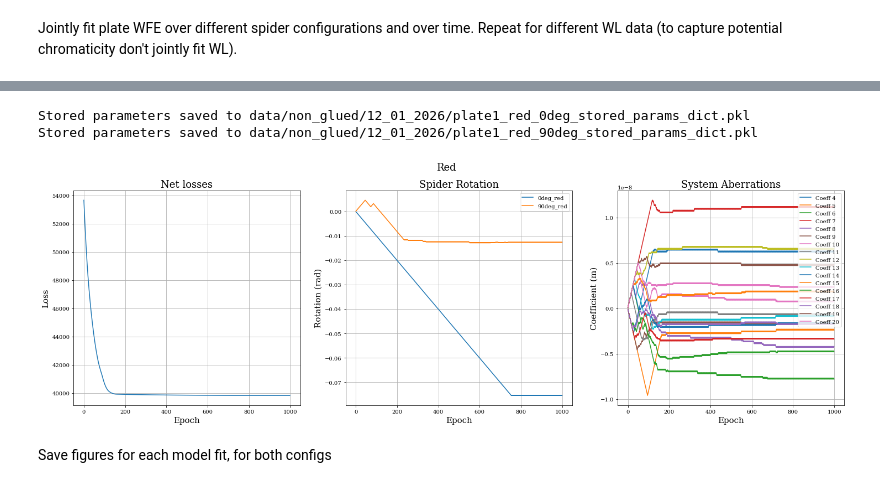
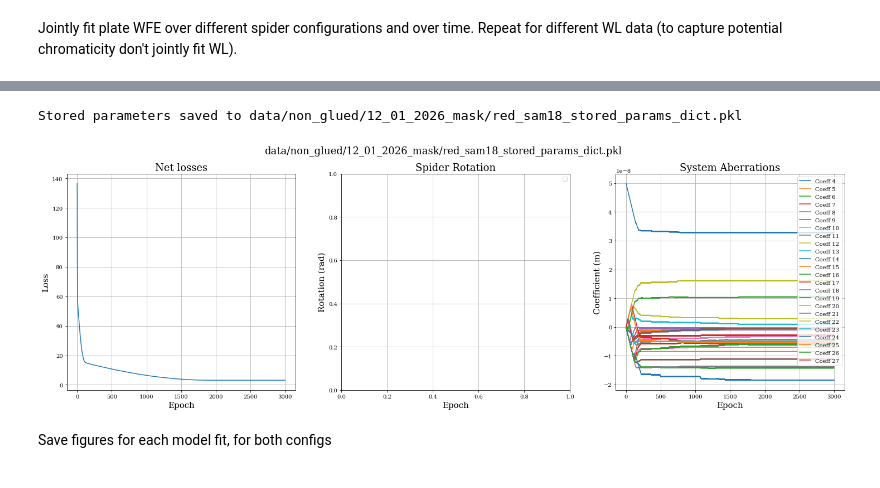
Before and after one commit to TolimanSpace/toliman_dp_design_testing, a Jupyter notebook: Gluing_Characterisation_1_26.ipynb, the cells around one changed output, grey strips where cells are left out. Drawn from its saved outputs; the diff is of its cells as text; code cells hidden in the pictures.

```diff
--- a/Gluing_Characterisation_1_26.ipynb
+++ b/Gluing_Characterisation_1_26.ipynb
@@ -171,7 +170,7 @@ System Coefficients (noll [ 4  5  6  7  8  9 10 11 12 13 14]): [-2.12e-08  1.00e
 Plate + Spider setup simulated
 # %%
 # Zernike aberrations
-zernike_indicies = jnp.arange(4, 21)
+zernike_indicies = jnp.arange(4, 28)
 coeffs = jnp.zeros(zernike_indicies.shape)
 basis = dlu.zernike_basis(js=zernike_indicies, coordinates=coords, diameter=aperture_diameter)
 
@@ -287,5 +290,5 @@ bckgnds = jnp.asarray([np.mean(np.flip(np.load(data_dir+bckgnd_fname)),axis=0) f
 # %%
-save_dir = "data/non_glued/12_01_2026/"
+save_dir = "data/non_glued/12_01_2026_mask/"
 if not os.path.exists(save_dir):
     os.makedirs(save_dir)
 elif len(os.listdir(save_dir)) != 0:
@@ -295,7 +298,7 @@ if not os.path.exists(save_dir+"combined/"):
 elif len(os.listdir(save_dir+"combined/")) != 0:
     print("Warning: Files already exist in root directory. ")
 
-plate_name = "plate1"
+plate_name = "plate3"
 # %% [output]
 Warning: Files already exist in root directory.
 Warning: Files already exist in root directory.
@@ -398,42 +658,50 @@ optimisation_manager.run_optimisation(num_steps=1000)
 # %%
-filenames = [save_dir+plate_name+"_red_0deg_stored_params_dict.pkl", save_dir+plate_name+"_red_90deg_stored_params_dict.pkl"]
+filenames = []
+# filenames = [save_dir+"red_0deg_stored_params_dict.pkl", save_dir+"red_90deg_stored_params_dict.pkl"]
+if ph_prior:
+    filenames.append(save_dir+"red_sam18_stored_params_dict.pkl")
+
 optimisation_manager.save_stored_params(filenames=filenames)
 # %% [output]
-Stored parameters saved to data/non_glued/12_01_2026/plate1_red_0deg_stored_params_dict.pkl
-Stored parameters saved to data/non_glued/12_01_2026/plate1_red_90deg_stored_params_dict.pkl
+Stored parameters saved to data/non_glued/12_01_2026_mask/red_sam18_stored_params_dict.pkl
 # %%
-stored_params_dict= pickle.load(open(filenames[0], 'rb'))
-plt.figure(figsize=(25,7))
-plt.suptitle("Red")
-plt.subplot(1,3,1)
-plt.title("Net losses")
-plt.plot(stored_params_dict["net loss"])
-plt.xlabel("Epoch")
-plt.grid()
-plt.ylabel("Loss")
+for config_i, filename in enumerate(filenames):
+    try:
+        stored_params_dict= pickle.load(open(filename, 'rb'))
+        plt.figure(figsize=(25,7))
+        plt.suptitle(filename)
+        plt.subplot(1,3,1)
+        plt.title("Net losses")
+        plt.plot(stored_params_dict["net loss"])
+        plt.xlabel("Epoch")
+        plt.grid()
+        plt.ylabel("Loss")
 
-plt.subplot(1,3,3)
-plt.title("System Aberrations")
-coeffs_arr = np.asarray(stored_params_dict["aperture.coefficients"])[:,0,:]
-for l in range(coeffs_arr.shape[-1]):
-    label = "Coeff " + str(zernike_indicies[l])
-    plt.plot(coeffs_arr[:,l], label=label)
-plt.legend()
-plt.ylabel("Coefficient (m)")
-plt.xlabel("Epoch")
-plt.grid()
+        plt.subplot(1,3,3)
+        plt.title("System Aberrations")
+        coeffs_arr = np.asarray(stored_params_dict["aperture.coefficients"])[:,0,:]
+        for l in range(coeffs_arr.shape[-1]):
+            label = "Coeff " + str(zernike_indicies[l])
+            plt.plot(coeffs_arr[:,l], label=label)
+        plt.legend()
+        plt.ylabel("Coefficient (m)")
+        plt.xlabel("Epoch")
+        plt.grid()
 
-plt.subplot(1,3,2)
-plt.title("Spider Rotation")
-for i, filename in enumerate(filenames):
-    stored_params_dict = pickle.load(open(filename, 'rb'))
-    plt.plot(np.asarray(stored_params_dict["spider.rotation"])[:,0,0], label=labels[i])
-plt.ylabel("Rotation (rad)")
-plt.xlabel("Epoch")
-plt.legend()
-plt.grid()
+        plt.subplot(1,3,2)
+        plt.title("Spider Rotation")
+        # spider_rot_arr = np.asarray(stored_params_dict["spider.rotation"])[:,0,0]
+        spider_rot_arr = np.asarray(stored_params_dict["sam18.rotation"])[:,0,0]
+
+        # plt.plot(spider_rot_arr, '.')
+        plt.ylabel("Rotation (rad)")
+        plt.xlabel("Epoch")
+        plt.legend()
+        plt.grid()
+    except:
+        pass
 # %% [output]
-[figure, old version]
+[figure, new version]
 # %% [markdown]
 Save figures for each model fit, for both configs
 # %%
```
Also changed, not shown: parts of 21 cells of this notebook, 2 other files.
